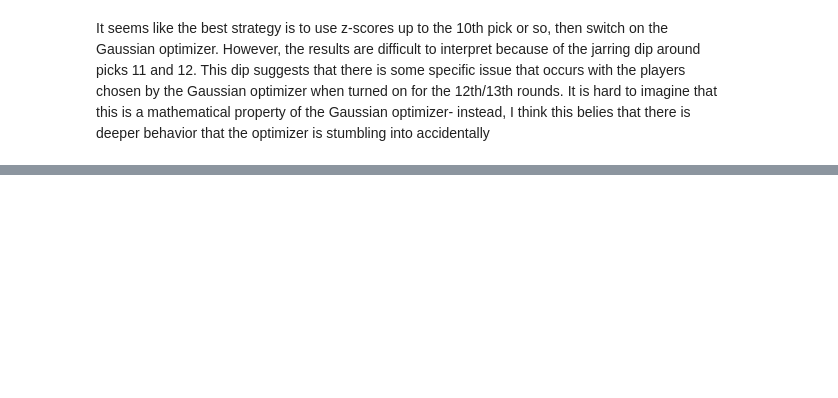
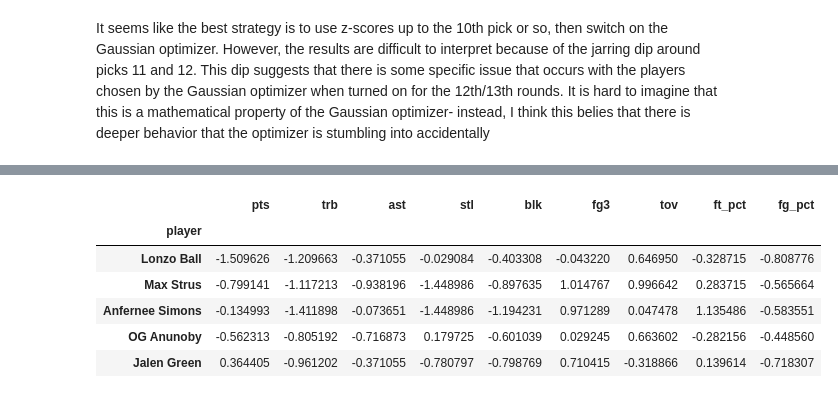
Before and after one commit to zer2/Fantasy-Basketball--in-progress-, a Jupyter notebook: Basketball drafting.ipynb, the cells around one changed output, grey strips where cells are left out. Cells and saved outputs as stored; diff of their text form; code cells hidden in the pictures; blank space fills up the shorter version.

```diff
--- a/Basketball drafting.ipynb
+++ b/Basketball drafting.ipynb
@@ -573,0 +670,10 @@ It seems like the best strategy is to use z-scores up to the 10th pick or so, th
+# %%
+second_order_scaled.loc[['Lonzo Ball','Max Strus','Anfernee Simons','OG Anunoby','Jalen Green']]
+# %% [output]
+|  | pts | trb | ast | stl | blk | fg3 | tov | ft_pct | fg_pct |
+| player |  |  |  |  |  |  |  |  |  |
+| Lonzo Ball | -1.509626 | -1.209663 | -0.371055 | -0.029084 | -0.403308 | -0.043220 | 0.646950 | -0.328715 | -0.808776 |
+| Max Strus | -0.799141 | -1.117213 | -0.938196 | -1.448986 | -0.897635 | 1.014767 | 0.996642 | 0.283715 | -0.565664 |
+| Anfernee Simons | -0.134993 | -1.411898 | -0.073651 | -1.448986 | -1.194231 | 0.971289 | 0.047478 | 1.135486 | -0.583551 |
+| OG Anunoby | -0.562313 | -0.805192 | -0.716873 | 0.179725 | -0.601039 | 0.029245 | 0.663602 | -0.282156 | -0.448560 |
+| Jalen Green | 0.364405 | -0.961202 | -0.371055 | -0.780797 | -0.798769 | 0.710415 | -0.318866 | 0.139614 | -0.718307 |
```
Also changed, not shown: parts of 27 cells of this notebook.
